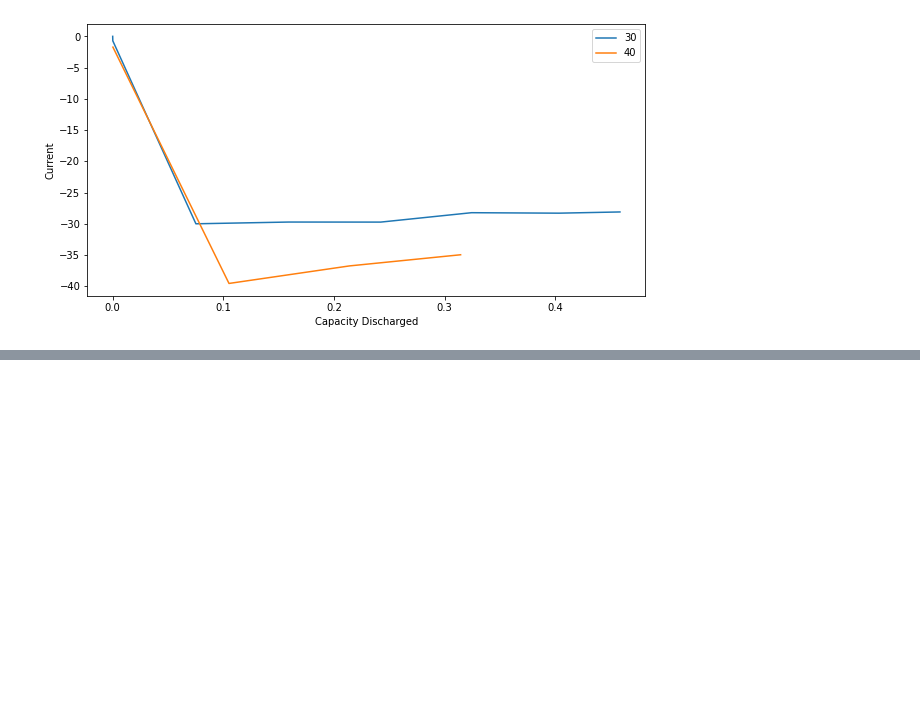
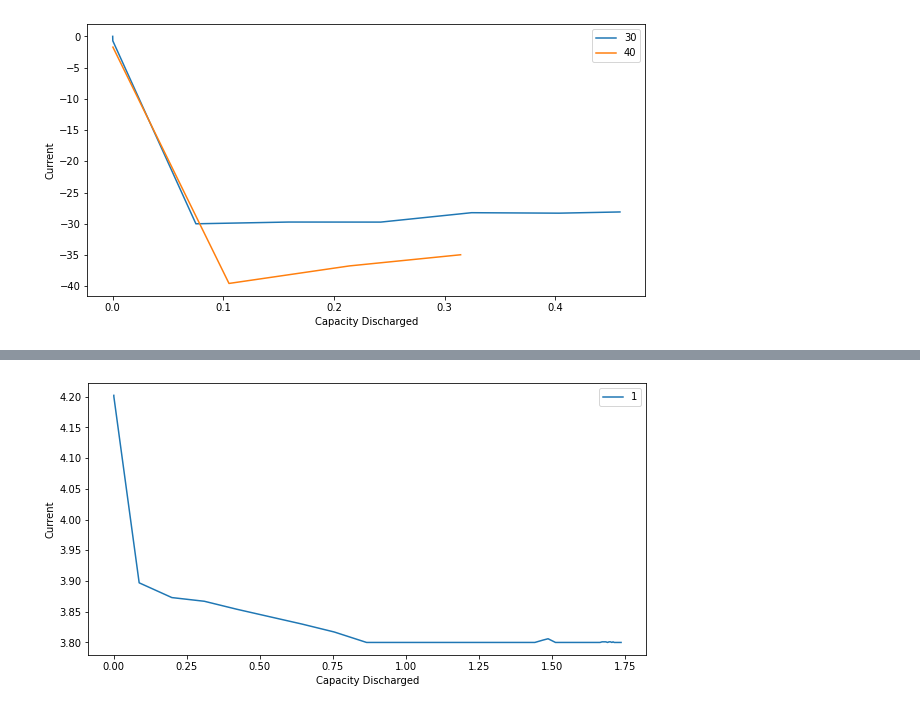
Before and after one commit to Team-Peryton/21700-Li-ion-Cell-Testing, a Jupyter notebook: cell_process.ipynb, the cells around one changed output, grey strips where cells are left out. Drawn from its saved outputs; the diff is of its cells as text; code cells hidden in the pictures; blank space fills up the shorter version.

```diff
--- a/cell_process.ipynb
+++ b/cell_process.ipynb
@@ -28,13 +28,13 @@ def read_dataset(pattern_match:str):
     return pd.concat(data)
 # %%
 figure(figsize=(8, 6), dpi=80)
-cycle = read_dataset("data/*_cell_cycle.txt")
+set1cycle = read_dataset("data/set1/*_cell_cycle.txt")
 plt.xlabel("Capacity Discharged")
 plt.ylabel("Cell Voltage")
 plt.legend(range(1,11),loc="upper right")
 plt.show()
 figure(figsize=(8, 6), dpi=80)
-storage = read_dataset("data/*_cell_storage.txt")
+set1storage = read_dataset("data/set1/*_cell_storage.txt")
 plt.xlabel("Capacity Discharged")
 plt.ylabel("Cell Voltage")
 plt.legend(range(1,11),loc="upper right")
@@ -114,0 +120,11 @@ plt.show()
+# %%
+fig, ax = plt.subplots(figsize=(10,5))
+for key, grp in set2stress.groupby(['id']):
+    ax.plot(grp['AhrOUT'], grp['Cell1Volts'], label=key)
+
+plt.xlabel("Capacity Discharged")
+plt.ylabel("Current")
+ax.legend(loc="upper right")
+plt.show()
+# %% [output]
+[figure, added]
```
Also changed, not shown: parts of 3 cells of this notebook, 51 other files.
